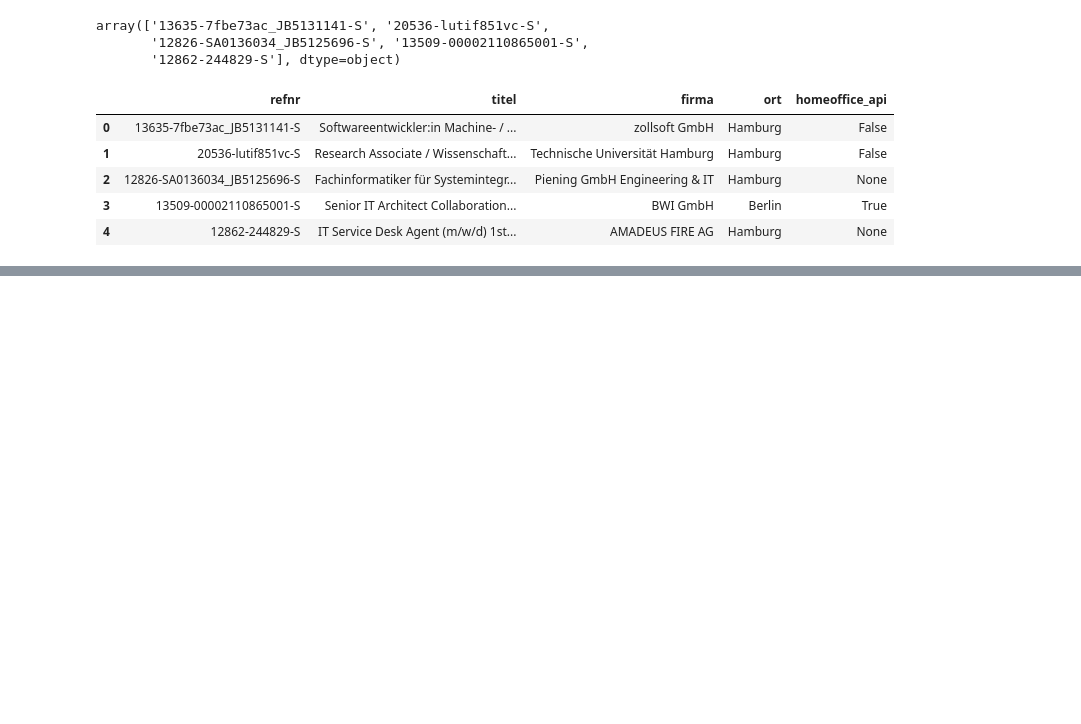
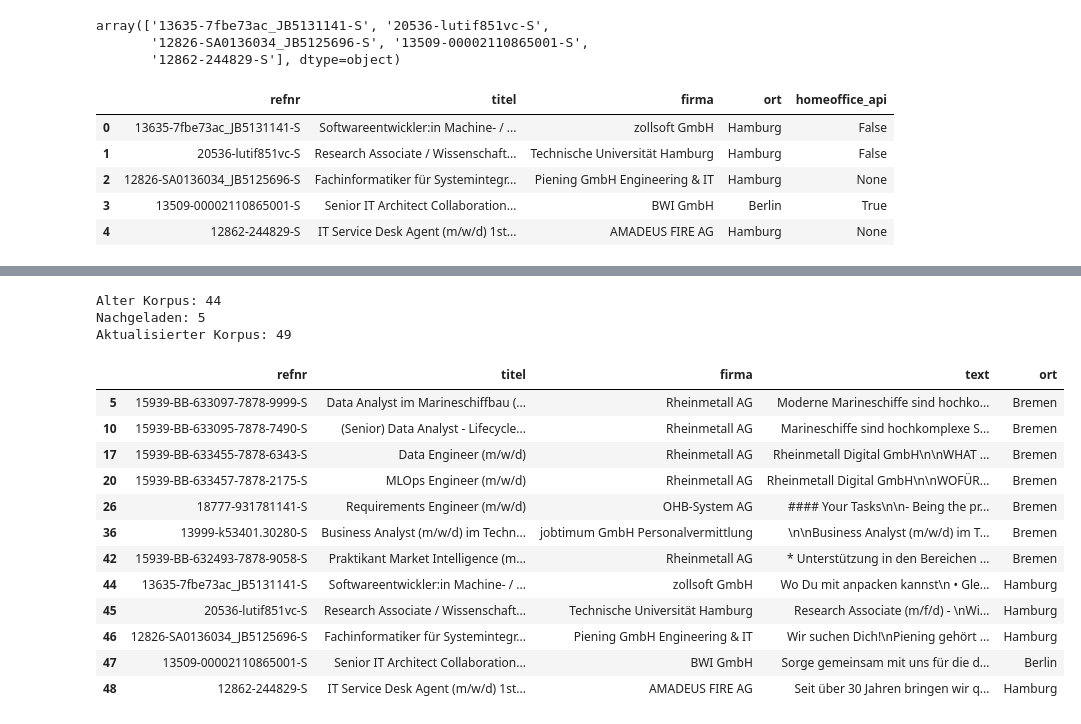
Before and after one commit to LaraMarx99/ls-information-extraction, a Jupyter notebook: notebooks/hilfsnotebook_gemeinsame_annotationen finden.ipynb, the cells around one changed output, grey strips where cells are left out. Drawn from its saved outputs; the diff is of its cells as text; code cells hidden in the pictures; blank space fills up the shorter version.

Commit message:
annotations_auswahl.csv aktualisiert um fehlende Felder - Endstand 11.05.2026

```diff
--- a/notebooks/hilfsnotebook_gemeinsame_annotationen finden.ipynb
+++ b/notebooks/hilfsnotebook_gemeinsame_annotationen finden.ipynb
@@ -169,3 +169,54 @@ nachgeladen_df.head()
 | 2 | 12826-SA0136034_JB5125696-S | Fachinformatiker für Systemintegr... | Piening GmbH Engineering & IT | Wir suchen Dich!\nPiening gehört ... | Hamburg | Fachinformatiker/in - Systeminteg... | 2026-04-17 | None | KEINE_ANGABEN | ... |
 | 3 | 13509-00002110865001-S | Senior IT Architect Collaboration... | BWI GmbH | Sorge gemeinsam mit uns für die d... | Berlin | Software-Architect | 2026-04-28 | True | KEINE_ANGABEN | ... |
 | 4 | 12862-244829-S | IT Service Desk Agent (m/w/d) 1st... | AMADEUS FIRE AG | Seit über 30 Jahren bringen wir q... | Hamburg | Fachinformatiker/in - Systeminteg... | 2026-04-15 | None | JAHRESGEHALT | ... |
+# %%
+eigener_korpus = pd.read_json("../daten/eigener_korpus.jsonl", lines=True)
+
+aktualisierter_korpus = pd.concat(
+    [eigener_korpus, nachgeladen_df],
+    ignore_index=True
+)
+
+aktualisierter_korpus = aktualisierter_korpus.drop_duplicates(
+    subset="refnr",
+    keep="first"
+)
+
+aktualisierter_korpus.to_json(
+    "../daten/eigener_korpus.jsonl",
+    orient="records",
+    lines=True,
+    force_ascii=False
+)
+
+print("Alter Korpus:", len(eigener_korpus))
+print("Nachgeladen:", len(nachgeladen_df))
+print("Aktualisierter Korpus:", len(aktualisierter_korpus))
+# %% [output]
+Alter Korpus: 44
+Nachgeladen: 5
+Aktualisierter Korpus: 49
+# %%
+annotations_auswahl_vollstaendig = aktualisierter_korpus[
+    aktualisierter_korpus["refnr"].isin(annotations_auswahl["refnr"])
+].copy()
+
+annotaions_auswahl_vollstaendig = annotations_auswahl_vollstaendig.drop_duplicates(
+    subset="refnr"
+)
+
+annotations_auswahl_vollstaendig[["refnr", "titel", "firma", "text", "ort"]]
+# %% [output]
+|  | refnr | titel | firma | text | ort |
+| 5 | 15939-BB-633097-7878-9999-S | Data Analyst im Marineschiffbau (... | Rheinmetall AG | Moderne Marineschiffe sind hochko... | Bremen |
+| 10 | 15939-BB-633095-7878-7490-S | (Senior) Data Analyst - Lifecycle... | Rheinmetall AG | Marineschiffe sind hochkomplexe S... | Bremen |
+| 17 | 15939-BB-633455-7878-6343-S | Data Engineer (m/w/d) | Rheinmetall AG | Rheinmetall Digital GmbH\n\nWHAT ... | Bremen |
+| 20 | 15939-BB-633457-7878-2175-S | MLOps Engineer (m/w/d) | Rheinmetall AG | Rheinmetall Digital GmbH\n\nWOFÜR... | Bremen |
+| 26 | 18777-931781141-S | Requirements Engineer (m/w/d) | OHB-System AG | #### Your Tasks\n\n- Being the pr... | Bremen |
+| 36 | 13999-k53401.30280-S | Business Analyst (m/w/d) im Techn... | jobtimum GmbH Personalvermittlung | \n\nBusiness Analyst (m/w/d) im T... | Bremen |
+| 42 | 15939-BB-632493-7878-9058-S | Praktikant Market Intelligence (m... | Rheinmetall AG | * Unterstützung in den Bereichen ... | Bremen |
+| 44 | 13635-7fbe73ac_JB5131141-S | Softwareentwickler:in Machine- / ... | zollsoft GmbH | Wo Du mit anpacken kannst\n • Gle... | Hamburg |
+| 45 | 20536-lutif851vc-S | Research Associate / Wissenschaft... | Technische Universität Hamburg | Research Associate (m/f/d) - \nWi... | Hamburg |
+| 46 | 12826-SA0136034_JB5125696-S | Fachinformatiker für Systemintegr... | Piening GmbH Engineering & IT | Wir suchen Dich!\nPiening gehört ... | Hamburg |
+| 47 | 13509-00002110865001-S | Senior IT Architect Collaboration... | BWI GmbH | Sorge gemeinsam mit uns für die d... | Berlin |
+| 48 | 12862-244829-S | IT Service Desk Agent (m/w/d) 1st... | AMADEUS FIRE AG | Seit über 30 Jahren bringen wir q... | Hamburg |
```
Also changed, not shown: parts of 1 cell of this notebook, 1 other file.
